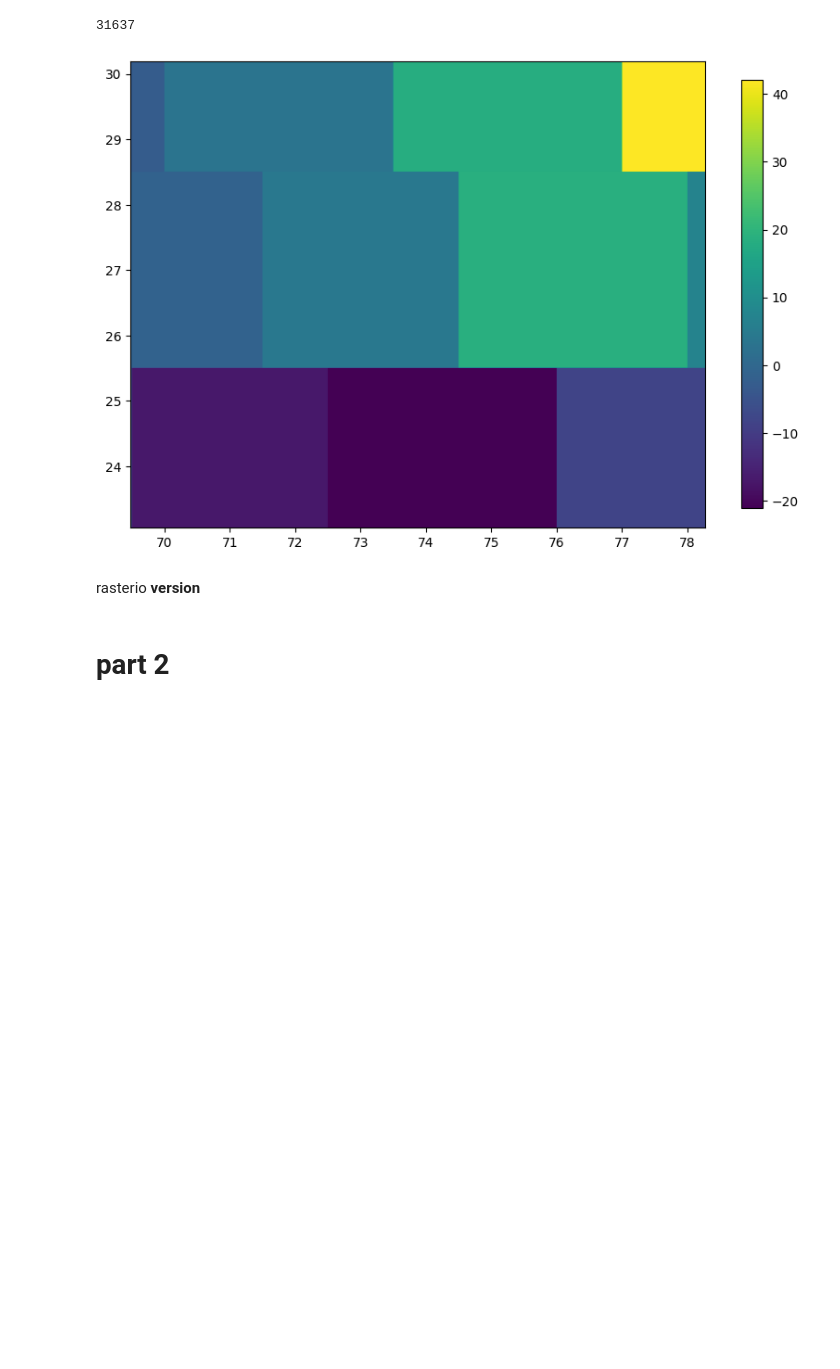
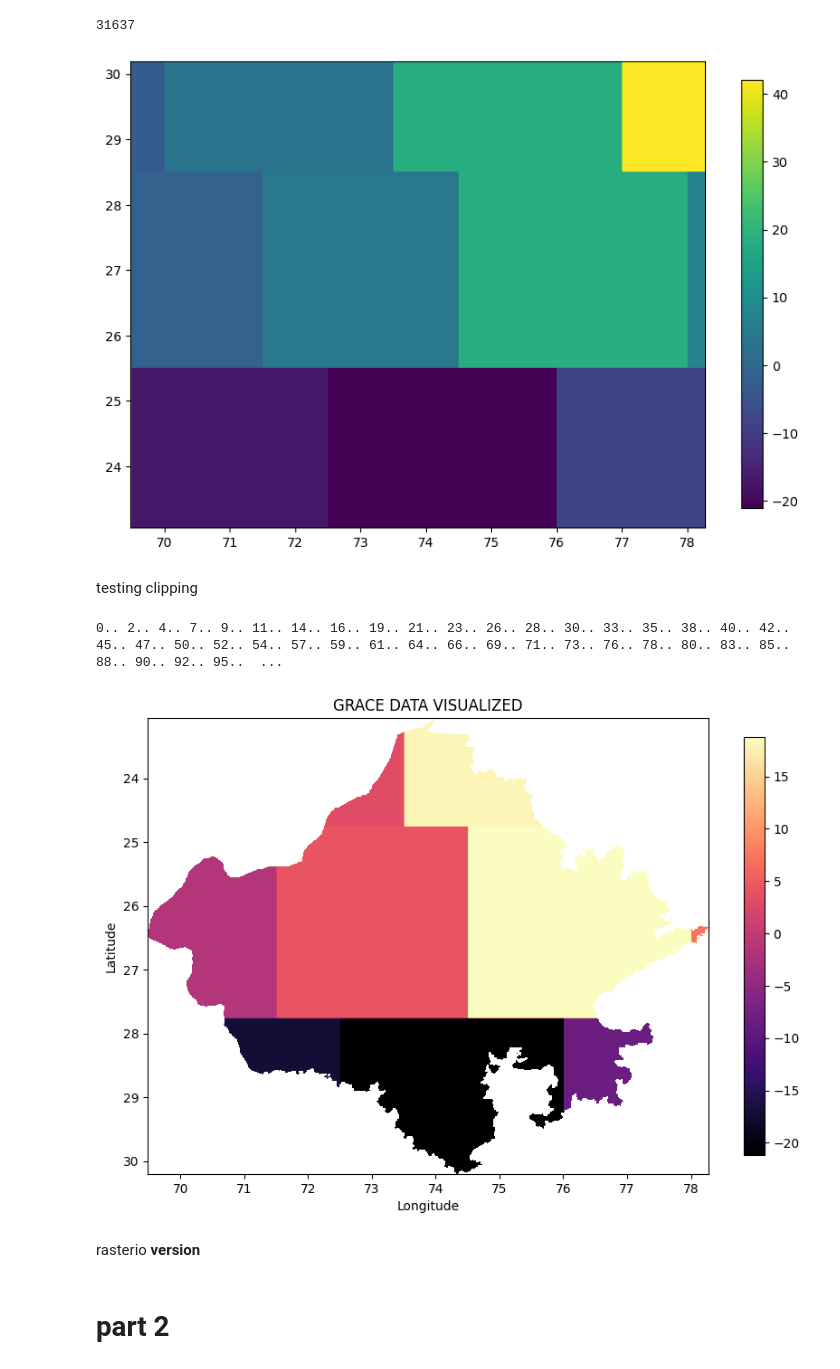
Before and after one commit to 1kaiser/Jodhpur_ecostress_LST, a Jupyter notebook: GRACE_data_processing.ipynb, the cells around one changed output. Cells and saved outputs as stored; diff of their text form; code cells hidden in the pictures; blank space fills up the shorter version.

Commit message:
✅ visualzation complete all using GDAL + visualize any map A to map B + plot DEM after creating VRT file for lesser memory utilization + cropping a big map to the size of another smaller map

```diff
--- a/GRACE_data_processing.ipynb
+++ b/GRACE_data_processing.ipynb
@@ -517,6 +517,79 @@ plt.colorbar(shrink=0.6)
 plt.show()
 # %% [output]
 [figure]
+# %% [markdown]
+testing clipping
+# %%
+!gdal_calc.py \
+          --overwrite \
+          --type=Float32 \
+          -A /content/rajasthan_dem.vrt \
+          --A_band 1 \
+          -B /content/output_projected.tif \
+          --B_band 1 \
+          --outfile=/content/output_clipped_raster.tif \
+          --calc="(A.astype(float)>1)*B.astype(float) "
+
+#plotting
+
+import numpy as np
+import matplotlib.pyplot as plt
+from osgeo import gdal
+
+def visualize_raster(tif_path, xRes=0.01, yRes=0.01, cmap='magma'):
+    # Open the TIFF file
+    dataset = gdal.Open(tif_path)
+
+    if dataset is None:
+        print(f"Error: Could not open the TIFF file: {tif_path}")
+        return
+
+    # Create a virtual raster (VRT) with a lower resolution
+    vrt_options = gdal.BuildVRTOptions(resampleAlg='average', xRes=xRes, yRes=yRes)
+    vrt_path = "/vsimem/temp.vrt"  # Temporary VRT
+    vrt_dataset = gdal.BuildVRT(vrt_path, dataset, options=vrt_options)
+
+    # Read the VRT raster data
+    vrt_raster_band = vrt_dataset.GetRasterBand(1)
+    vrt_raster_data = vrt_raster_band.ReadAsArray()
+
+    # Get the mask of the first band
+    mask = vrt_raster_band.GetMaskBand().ReadAsArray()
+    # Create a masked array from the raster data and mask
+    raster_masked = np.ma.masked_where(mask == 0, vrt_raster_data)
+
+    # Get the spatial extent of the VRT
+    vrt_geotransform = vrt_dataset.GetGeoTransform()
+    vrt_xmin, vrt_ymin = vrt_geotransform[0], vrt_geotransform[3]
+    vrt_xmax = vrt_xmin + vrt_geotransform[1] * vrt_dataset.RasterXSize
+    vrt_ymax = vrt_ymin + vrt_geotransform[5] * vrt_dataset.RasterYSize
+
+    # Plot the VRT raster using Matplotlib
+    plt.figure(figsize=(10, 10))
+    plt.imshow(raster_masked, cmap=cmap, extent=[vrt_xmin, vrt_xmax, vrt_ymin, vrt_ymax])
+
+    # Add a colorbar
+    plt.colorbar(shrink=0.6)
+
+    # Set the axis labels
+    plt.xlabel('Longitude')
+    plt.ylabel('Latitude')
+
+    # Set the title
+    plt.title('GRACE DATA VISUALIZED')
+
+    # Display the plot
+    plt.show()
+
+    # Close the VRT dataset
+    vrt_dataset = None
+
+# Example usage:
+tif_path = "/content/output_clipped_raster.tif"
+visualize_raster(tif_path, xRes=0.01, yRes=0.01, cmap='magma')
+# %% [output]
+0.. 2.. 4.. 7.. 9.. 11.. 14.. 16.. 19.. 21.. 23.. 26.. 28.. 30.. 33.. 35.. 38.. 40.. 42.. 45.. 47.. 50.. 52.. 54.. 57.. 59.. 61.. 64.. 66.. 69.. 71.. 73.. 76.. 78.. 80.. 83.. 85.. 88.. 90.. 92.. 95..  ...
+[figure, added]
 # %% [markdown]
 rasterio **version**
 # %%
```
